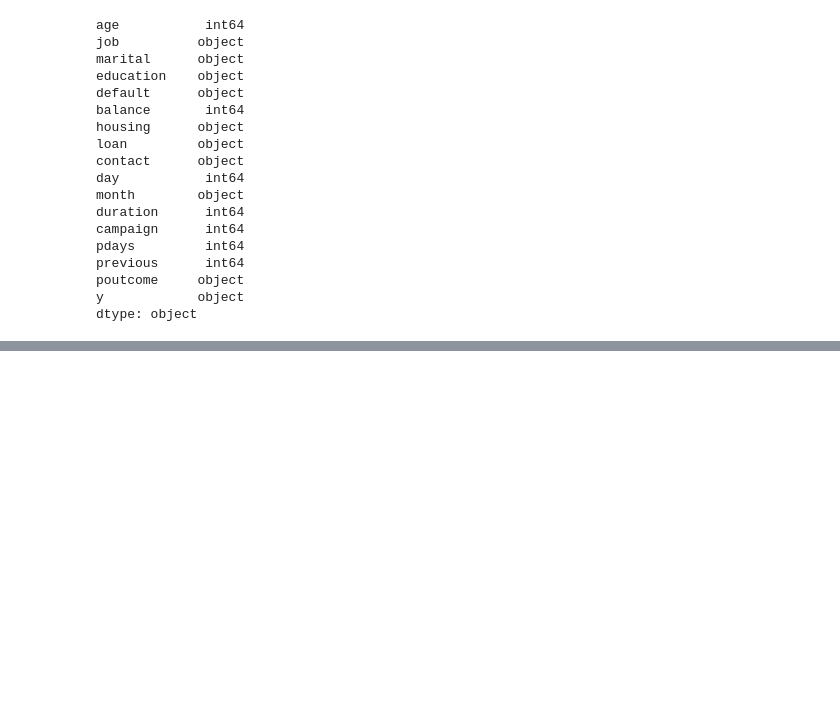
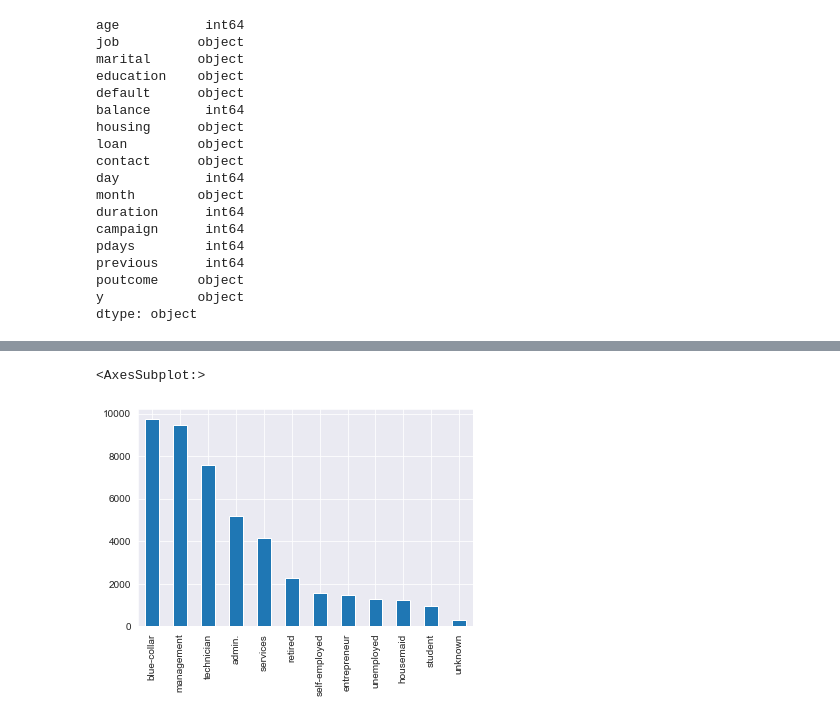
Before and after one commit to mnikolop/case1-bank, a Jupyter notebook: dataInvestigation.ipynb, the cells around one changed output, grey strips where cells are left out. Cells and saved outputs as stored; diff of their text form; code cells hidden in the pictures; blank space fills up the shorter version.

```diff
--- a/dataInvestigation.ipynb
+++ b/dataInvestigation.ipynb
@@ -85,0 +57,6 @@ Name: y, dtype: object
+# %%
+dfOld.job.value_counts().plot(kind='bar')
+# dfOld.job.describe()
+# %% [output]
+<AxesSubplot:>
+[figure, added]
```
Also changed, not shown: parts of 17 cells of this notebook, 7 other files.
